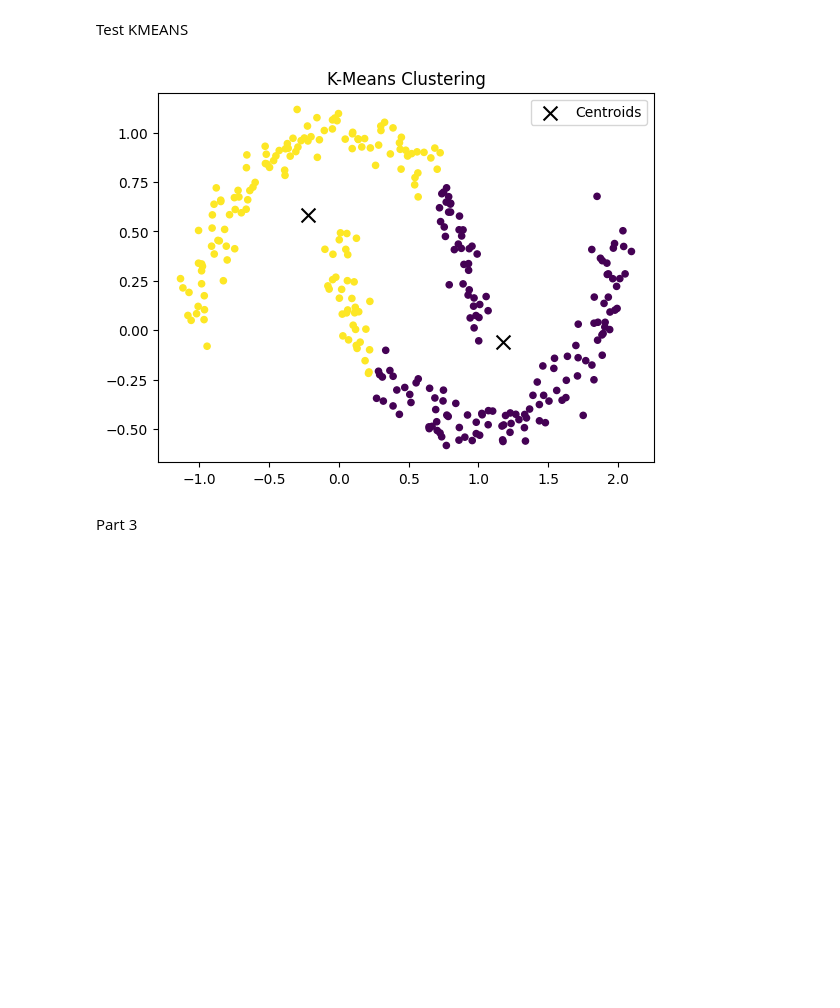
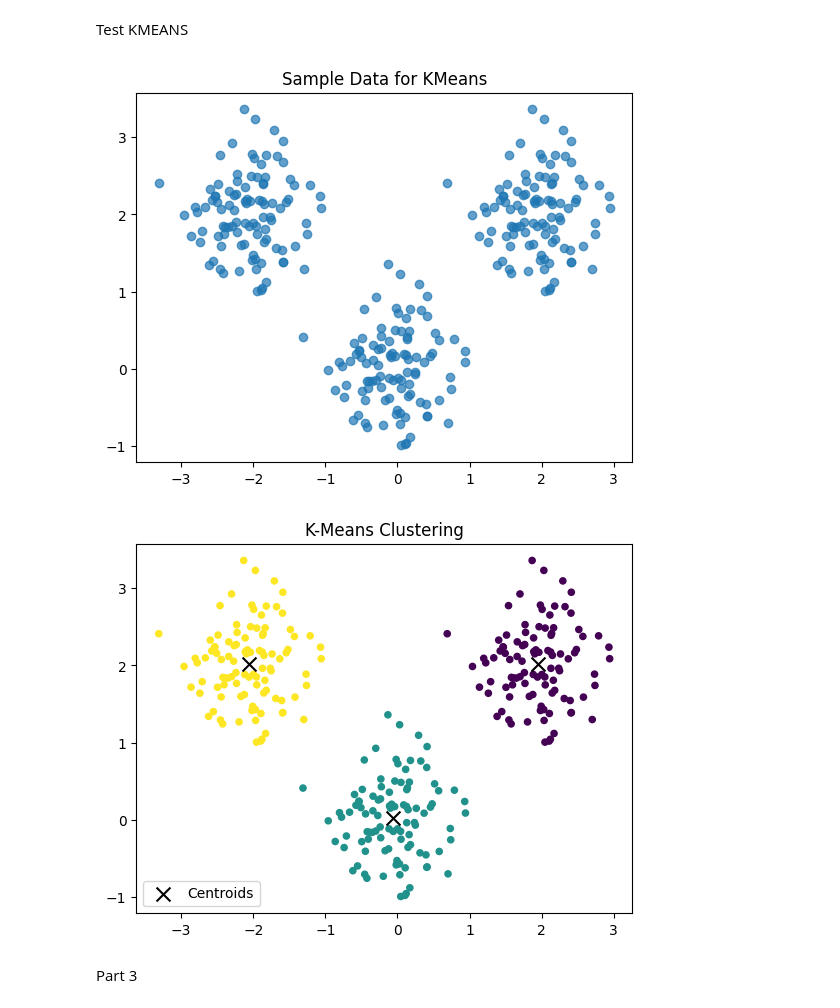
Before and after one commit to joshaney324/DataMiningProject3, a Jupyter notebook: Project3.ipynb, the cells around one changed output. Drawn from its saved outputs; the diff is of its cells as text; code cells hidden in the pictures; blank space fills up the shorter version.

Commit message:
Test datasets for dbscan and kmeans

```diff
--- a/Project3.ipynb
+++ b/Project3.ipynb
@@ -152,22 +156,31 @@ plt.show()
 # %% [markdown]
 Test KMEANS
 # %%
-labels, centroids = k_means_cluster(X, 2, epsilon=0.1)
+np.random.seed(42)
+X = np.random.randn(100, 2) * 0.5
+X = np.r_[X, X + [2, 2], X + [-2, 2]]
+
+plt.scatter(X[:, 0], X[:, 1], alpha=0.7)
+plt.title("Sample Data for KMeans")
+plt.show()
+
+labels, centroids = k_means_cluster(X, 3, epsilon=0.1)
 unique_labels = np.unique(labels)
 
 # Build color map
 colormap = cm.get_cmap('viridis', len(unique_labels))
 label_to_color = {label: colormap(i) for i, label in enumerate(unique_labels)}
 colors = [label_to_color[label] for label in labels]
 
 # Plot
 plt.scatter(X[:, 0], X[:, 1], c=colors, s=20)
 plt.scatter(centroids[:, 0], centroids[:, 1], color='black', marker='x', s=100, label='Centroids')
 plt.title("K-Means Clustering")
 plt.legend()
 plt.show()
 # %% [output]
-[figure, old version]
+[figure, new version]
+[figure, added]
 # %%
 def precision(predictions, labels):
 
```
Also changed, not shown: parts of 1 cell of this notebook.
